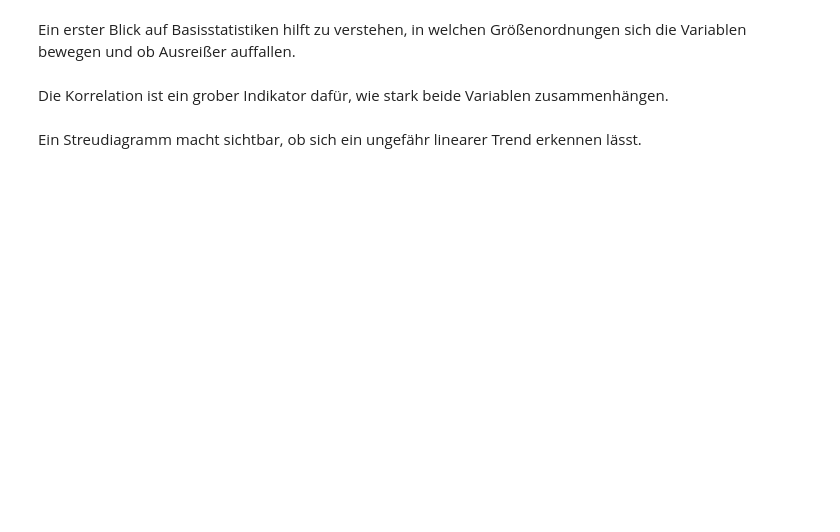
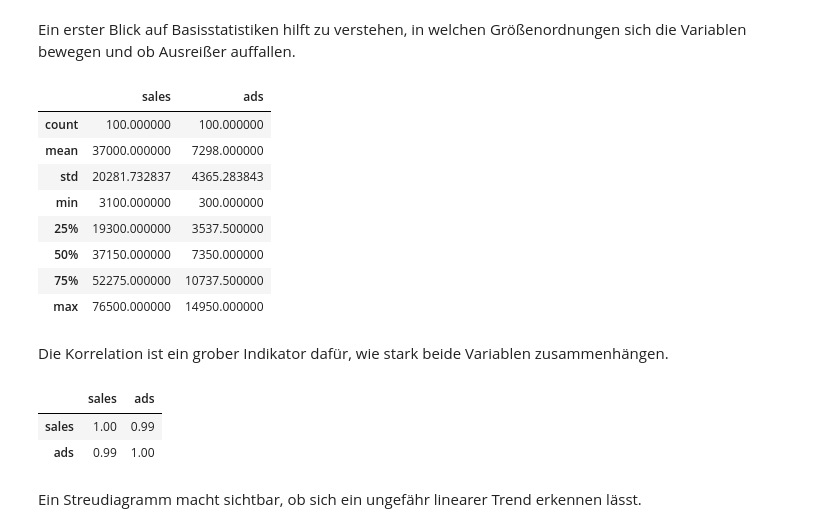
Before and after one commit to kirenz/regression-projekt, a Jupyter notebook: regression_intro.ipynb, the cells around one changed output. Saved outputs shown, nothing was run; the diff lists cells and outputs as text; code cells hidden in the pictures; blank space fills up the shorter version.

```diff
--- a/regression_intro.ipynb
+++ b/regression_intro.ipynb
@@ -24,5 +24,5 @@ from sklearn.metrics import mean_squared_error, r2_score
 Wir verwenden `data/data-ads.csv`. Jede Zeile beschreibt, wie viel Budget (`ads`) für Werbung ausgegeben wurde und wie hoch die Verkäufe (`sales`) waren. So können wir untersuchen, ob sich höhere Ausgaben lohnen.
 # %%
 
-df = pd.read_csv("data/data-ads.csv")
+df = pd.read_csv("data/data-ads-2.csv")
 df.head()
@@ -31,13 +38,27 @@ df.head()
 Ein erster Blick auf Basisstatistiken hilft zu verstehen, in welchen Größenordnungen sich die Variablen bewegen und ob Ausreißer auffallen.
 # %%
 
-df.describe().T
+df.describe()
+# %% [output]
+|  | sales | ads |
+| count | 100.000000 | 100.000000 |
+| mean | 37000.000000 | 7298.000000 |
+| std | 20281.732837 | 4365.283843 |
+| min | 3100.000000 | 300.000000 |
+| 25% | 19300.000000 | 3537.500000 |
+| 50% | 37150.000000 | 7350.000000 |
+| 75% | 52275.000000 | 10737.500000 |
+| max | 76500.000000 | 14950.000000 |
 # %% [markdown]
 
 Die Korrelation ist ein grober Indikator dafür, wie stark beide Variablen zusammenhängen.
 # %%
 
 df.corr(numeric_only=True).round(2)
+# %% [output]
+|  | sales | ads |
+| sales | 1.00 | 0.99 |
+| ads | 0.99 | 1.00 |
 # %% [markdown]
 
 Ein Streudiagramm macht sichtbar, ob sich ein ungefähr linearer Trend erkennen lässt.
```
Also changed, not shown: parts of 7 cells of this notebook, 3 other files.
